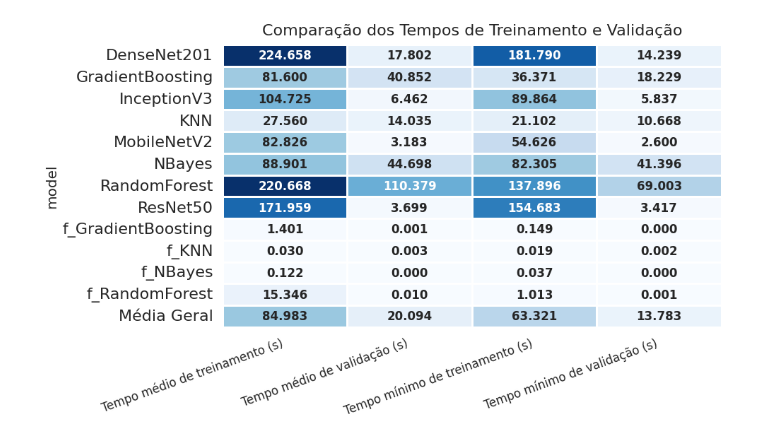
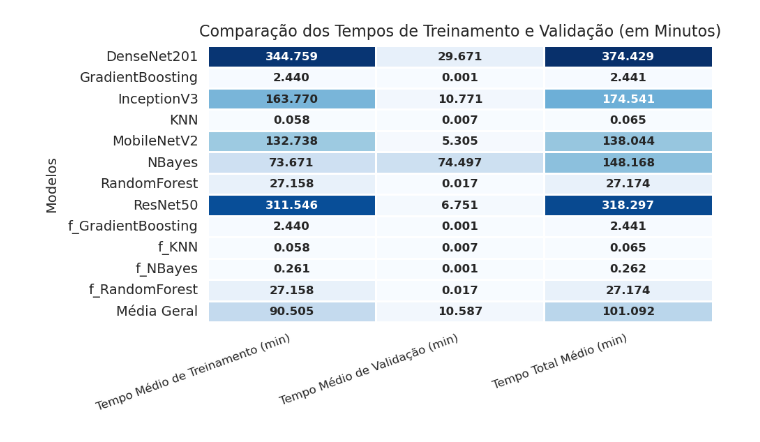
Before and after one commit to williancarddd/malaria-pibiti, a Jupyter notebook: 6_resultados/analitycs/by_train/plot.ipynb, the cells around one changed output. Cells and saved outputs as stored; diff of their text form; code cells hidden in the pictures.

Commit message:
fix line charts

```diff
--- a/6_resultados/analitycs/by_train/plot.ipynb
+++ b/6_resultados/analitycs/by_train/plot.ipynb
@@ -176,41 +177,70 @@ plot_comparison(main_pd, 'val_precision_mean', 'Precision Mean (%)','', 'ROI (%)
 # %%
 import matplotlib.pyplot as plt
 import seaborn as sns
 import pandas as pd
+import os
 
-# Tamanhos mínimos e médios de treinamento e validação
-min_train_time = main_pd.groupby('model')['total_runtime'].min().round(3)
-min_val_time = main_pd.groupby('model')['val_runtime'].min().round(3)
-avg_train_time = main_pd['total_runtime'].mean().round(3)
-avg_val_time = main_pd['val_runtime'].mean().round(3)
-train_time = main_pd.groupby('model')['total_runtime'].mean().round(3)
+# Calcular tempo médio para treinamento, validação e tempo total (em minutos)
+train_time = (main_pd.groupby('model')['total_runtime'].mean() - main_pd.groupby('model')['val_runtime'].mean()).round(3)
 val_time = main_pd.groupby('model')['val_runtime'].mean().round(3)
-avg_min_train_time = min_train_time.mean()
-avg_min_val_time = min_val_time.mean()
-# Criar tabela de comparação
-time_comparison = pd.concat([train_time, val_time, min_train_time, min_val_time], axis=1)
-time_comparison.columns = ['Tempo médio de treinamento (s)', 'Tempo médio de validação (s)',
-                           'Tempo mínimo de treinamento (s)', 'Tempo mínimo de validação (s)']
-time_comparison.loc['Média Geral'] = [avg_train_time, avg_val_time, avg_min_train_time, avg_min_val_time]
+total_time = main_pd.groupby('model')['total_runtime'].mean().round(3)
 
-# Melhorar visualização
-plt.figure(figsize=(10, 6))  # Aumentar o tamanho da figura (width 14, height 10)
-sns.set(font_scale=1.2)  # Ajustar o tamanho da fonte
+# Calcular médias gerais
+avg_train_time = train_time.mean().round(3)
+avg_val_time = val_time.mean().round(3)
+avg_total_time = total_time.mean().round(3)
+
+# Criar a tabela de comparação
+time_comparison = pd.concat([train_time, val_time, total_time], axis=1)
+time_comparison.columns = [
+    'Tempo Médio de Treinamento (min)',
+    'Tempo Médio de Validação (min)',
+    'Tempo Total Médio (min)'
+]
+
+# Adicionar uma linha com a média geral
+time_comparison.loc['Média Geral'] = [
+    avg_train_time,
+    avg_val_time,
+    avg_total_time
+]
+
+# Melhorar a visualização
+plt.figure(figsize=(10, 6))
+sns.set(font_scale=1.2)
 sns.set_style("whitegrid")
 
-# Heatmap mais espaçado e cores mais suaves
-sns.heatmap(time_comparison, annot=True, fmt=".3f", cmap='Blues', linewidths=1, cbar=False,
-            linecolor='white', annot_kws={"size": 12, "weight": "bold"}, square=False, robust=True)
+# Heatmap com cores suaves e anotações
+heatmap = sns.heatmap(
+    time_comparison,
+    annot=True,
+    fmt=".3f",
+    cmap='Blues',
+    linewidths=1,
+    cbar=False,
+    linecolor='white',
+    annot_kws={"size": 12, "weight": "bold"},
+    square=False,
+    robust=True
+)
 
-# Ajustar os rótulos dos eixos e suas dimensões
-plt.title('Comparação dos Tempos de Treinamento e Validação', fontsize=16, pad=10)
-plt.xticks(rotation=20, ha='right', fontsize=12)  # Rotacionar rótulos do eixo X para melhor visibilidade
-plt.yticks(fontsize=16)  # Aumentar tamanho do eixo Y
+# Ajustar rótulos dos eixos
+heatmap.set_title('Comparação dos Tempos de Treinamento e Validação (em Minutos)', fontsize=16, pad=10)
+heatmap.set_ylabel('Modelos', fontsize=14, labelpad=10)  # Definir o rótulo do eixo Y como "Modelos"
+
+# Rotacionar os rótulos do eixo X e ajustar o eixo Y
+plt.xticks(rotation=20, ha='right', fontsize=12)
+plt.yticks(fontsize=14)
 plt.tight_layout()
 
+# Verificar e criar o diretório para salvar o gráfico
+graphics_path = results_path / 'analitycs' / 'by_train' / 'graphics'
+os.makedirs(graphics_path, exist_ok=True)
+
 # Salvar a figura
-plt.savefig(results_path / 'analitycs' / 'by_train' / 'graphics' / f'{pre_name}_time_comparison.svg', format='svg', dpi=300, bbox_inches='tight', pad_inches=0.1)
+plt.savefig(graphics_path / f'{pre_name}_time_comparison.svg', format='svg', dpi=300, bbox_inches='tight', pad_inches=0.1)
+
 # Exibir o gráfico
 plt.show()
 # %% [output]
-[figure, old version]
+[figure, new version]
```
Also changed, not shown: parts of 10 cells of this notebook, 23 other files.
